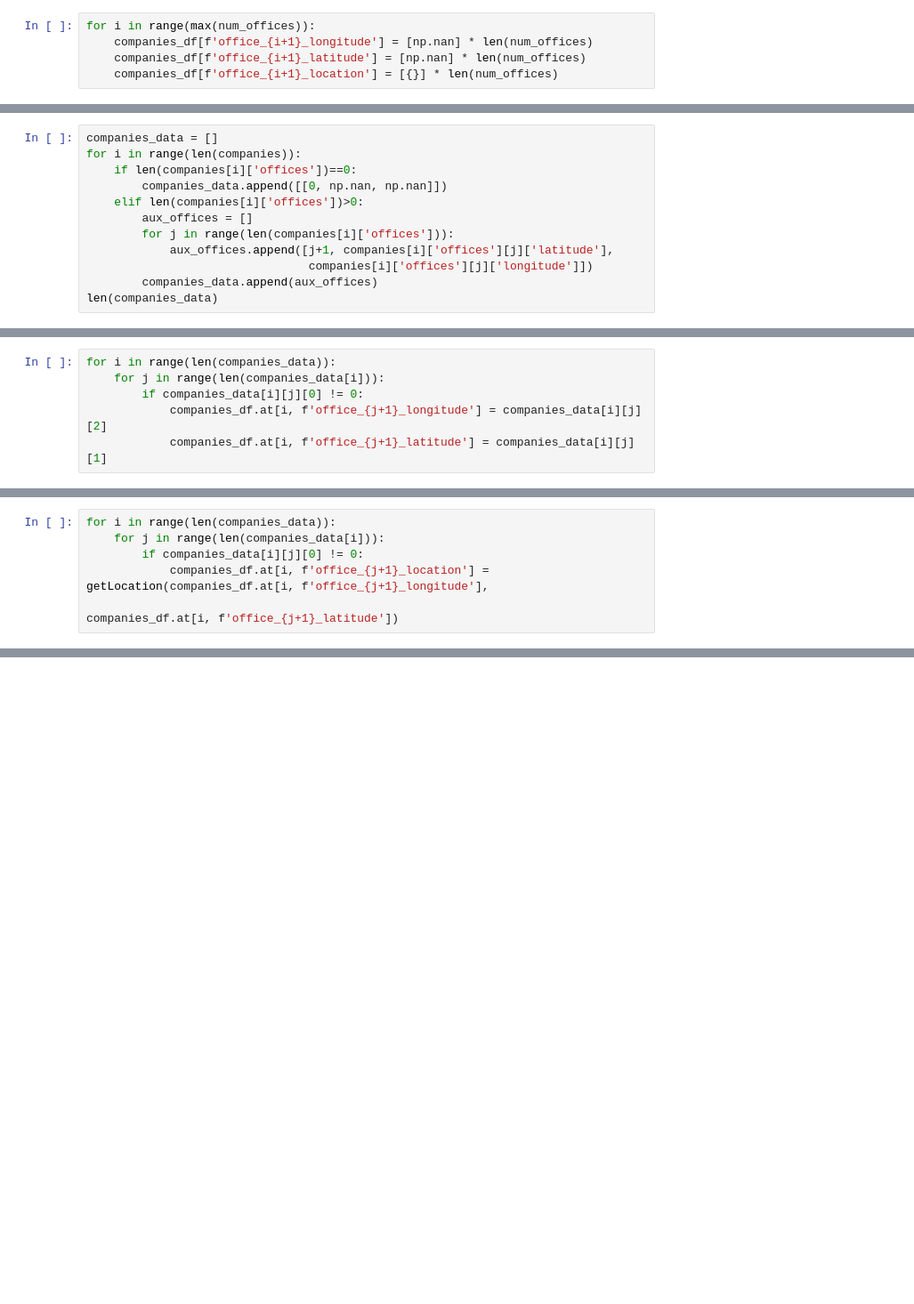
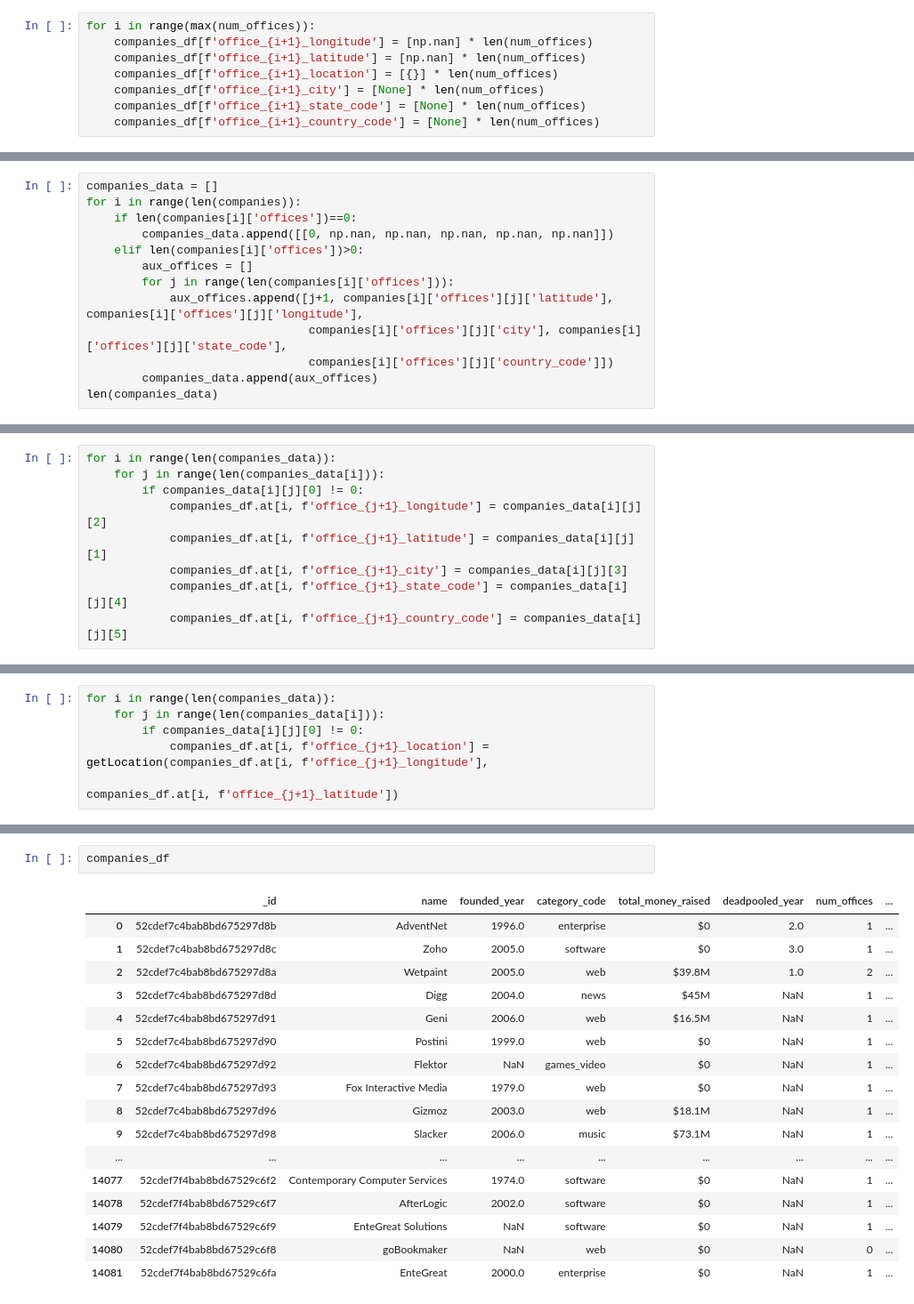
Before and after one commit to Masdevallia/project-mongodb-geospatial-queries, a Jupyter notebook: companies.ipynb, the cells around one changed output, grey strips where cells are left out. Shown at 89% size. Saved outputs shown, nothing was run; the diff lists cells and outputs as text; blank space fills up the shorter version.

Commit message:
dataset cleaned and imported again to MongoDB Compass

```diff
--- a/companies.ipynb
+++ b/companies.ipynb
@@ -94,3 +103,6 @@ for i in range(max(num_offices)):
     companies_df[f'office_{i+1}_longitude'] = [np.nan] * len(num_offices)
     companies_df[f'office_{i+1}_latitude'] = [np.nan] * len(num_offices)
     companies_df[f'office_{i+1}_location'] = [{}] * len(num_offices)
+    companies_df[f'office_{i+1}_city'] = [None] * len(num_offices)
+    companies_df[f'office_{i+1}_state_code'] = [None] * len(num_offices)
+    companies_df[f'office_{i+1}_country_code'] = [None] * len(num_offices)
@@ -98,12 +130,13 @@ for i in range(max(num_offices)):
 companies_data = []
 for i in range(len(companies)):
     if len(companies[i]['offices'])==0:
-        companies_data.append([[0, np.nan, np.nan]])
+        companies_data.append([[0, np.nan, np.nan, np.nan, np.nan, np.nan]])
     elif len(companies[i]['offices'])>0:
         aux_offices = []
         for j in range(len(companies[i]['offices'])):
-            aux_offices.append([j+1, companies[i]['offices'][j]['latitude'],
-                                companies[i]['offices'][j]['longitude']])
+            aux_offices.append([j+1, companies[i]['offices'][j]['latitude'], companies[i]['offices'][j]['longitude'],
+                                companies[i]['offices'][j]['city'], companies[i]['offices'][j]['state_code'],
+                                companies[i]['offices'][j]['country_code']])
         companies_data.append(aux_offices)
 len(companies_data)
 # %% [output]
@@ -114,6 +147,9 @@ for i in range(len(companies_data)):
         if companies_data[i][j][0] != 0:
             companies_df.at[i, f'office_{j+1}_longitude'] = companies_data[i][j][2]
             companies_df.at[i, f'office_{j+1}_latitude'] = companies_data[i][j][1]
+            companies_df.at[i, f'office_{j+1}_city'] = companies_data[i][j][3]
+            companies_df.at[i, f'office_{j+1}_state_code'] = companies_data[i][j][4]
+            companies_df.at[i, f'office_{j+1}_country_code'] = companies_data[i][j][5]
 # %%
 def getLocation(longitude,latitude):
     loc = {
@@ -165,0 +166,20 @@ for i in range(len(companies_data)):
+# %%
+companies_df
+# %% [output]
+|  | _id | name | founded_year | category_code | total_money_raised | deadpooled_year | num_offices | ... |
+| 0 | 52cdef7c4bab8bd675297d8b | AdventNet | 1996.0 | enterprise | $0 | 2.0 | 1 | ... |
+| 1 | 52cdef7c4bab8bd675297d8c | Zoho | 2005.0 | software | $0 | 3.0 | 1 | ... |
+| 2 | 52cdef7c4bab8bd675297d8a | Wetpaint | 2005.0 | web | $39.8M | 1.0 | 2 | ... |
+| 3 | 52cdef7c4bab8bd675297d8d | Digg | 2004.0 | news | $45M | NaN | 1 | ... |
+| 4 | 52cdef7c4bab8bd675297d91 | Geni | 2006.0 | web | $16.5M | NaN | 1 | ... |
+| 5 | 52cdef7c4bab8bd675297d90 | Postini | 1999.0 | web | $0 | NaN | 1 | ... |
+| 6 | 52cdef7c4bab8bd675297d92 | Flektor | NaN | games_video | $0 | NaN | 1 | ... |
+| 7 | 52cdef7c4bab8bd675297d93 | Fox Interactive Media | 1979.0 | web | $0 | NaN | 1 | ... |
+| 8 | 52cdef7c4bab8bd675297d96 | Gizmoz | 2003.0 | web | $18.1M | NaN | 1 | ... |
+| 9 | 52cdef7c4bab8bd675297d98 | Slacker | 2006.0 | music | $73.1M | NaN | 1 | ... |
+| ... | ... | ... | ... | ... | ... | ... | ... | ... |
+| 14077 | 52cdef7f4bab8bd67529c6f2 | Contemporary Computer Services | 1974.0 | software | $0 | NaN | 1 | ... |
+| 14078 | 52cdef7f4bab8bd67529c6f7 | AfterLogic | 2002.0 | software | $0 | NaN | 1 | ... |
+| 14079 | 52cdef7f4bab8bd67529c6f9 | EnteGreat Solutions | NaN | software | $0 | NaN | 1 | ... |
+| 14080 | 52cdef7f4bab8bd67529c6f8 | goBookmaker | NaN | web | $0 | NaN | 0 | ... |
+| 14081 | 52cdef7f4bab8bd67529c6fa | EnteGreat | 2000.0 | enterprise | $0 | NaN | 1 | ... |
```
Also changed, not shown: parts of 34 cells of this notebook, 3 other files.
